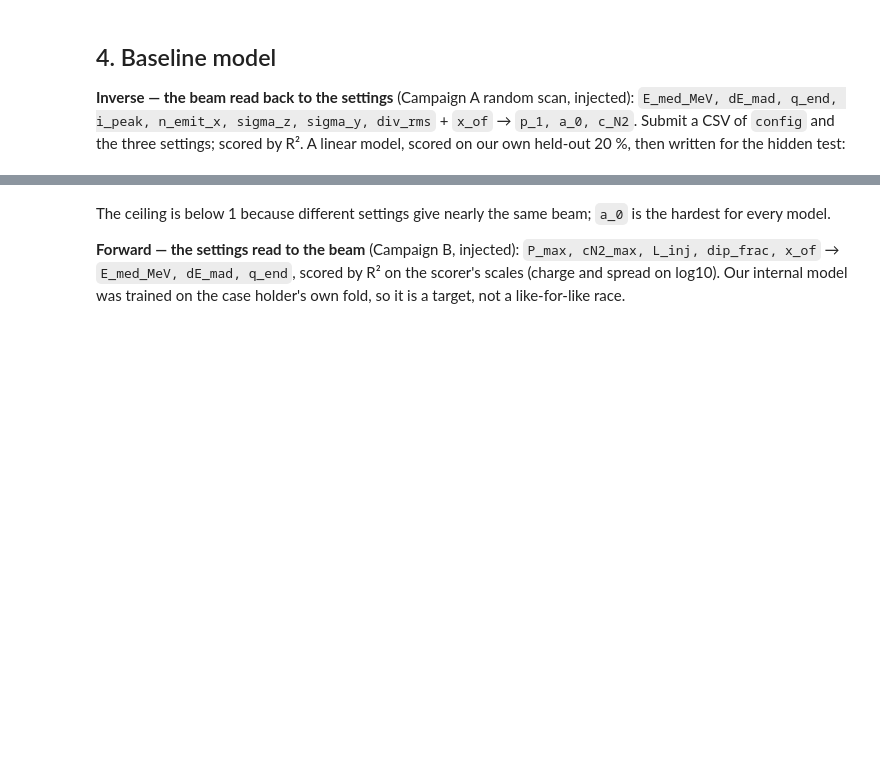
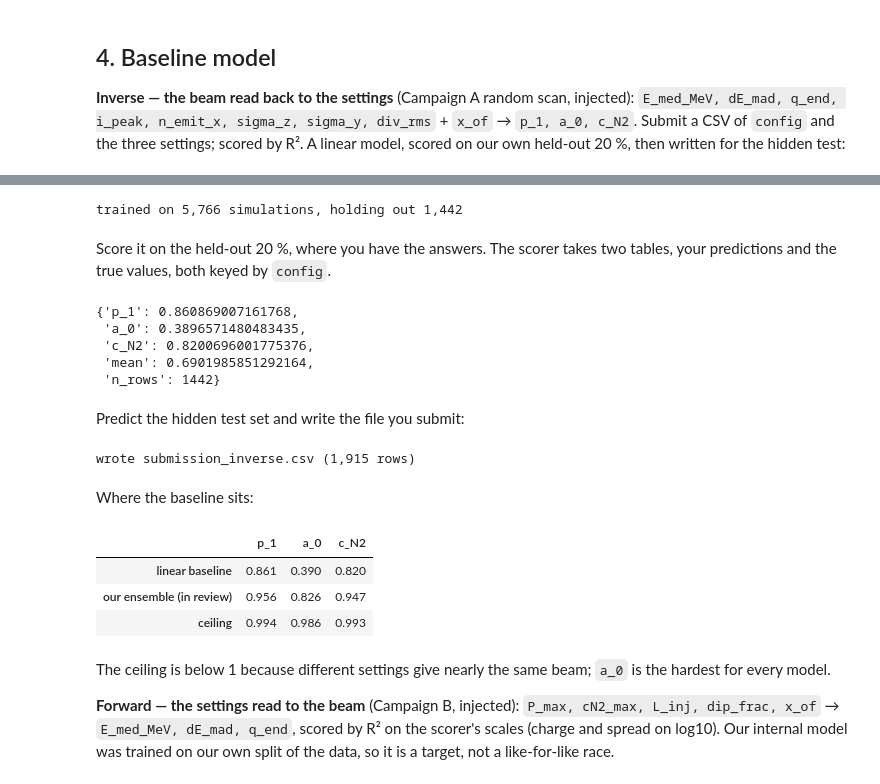
Before and after one commit to aghribi/artifact-hackathon-2026, a Jupyter notebook: challenges/surrogate-models/kickoff_notebook.ipynb, the cells around one changed output, grey strips where cells are left out. Cells and saved outputs as stored; diff of their text form; code cells hidden in the pictures; blank space fills up the shorter version.

```diff
--- a/challenges/surrogate-models/kickoff_notebook.ipynb
+++ b/challenges/surrogate-models/kickoff_notebook.ipynb
@@ -200,8 +199,64 @@ pd.DataFrame({"linear baseline": {t: yours[t] for t in TARGETS},
+# %%
+inj_a = A[(A.scan == "random") & A.injected].dropna(subset=FEATURES + TARGETS)
+train, test = train_test_split(inj_a, test_size=0.2, random_state=0)
+model = make_pipeline(StandardScaler(), LinearRegression())
+model.fit(inputs_with_logs(train), train[TARGETS])
+
+# a linear model can leave the range it was trained on (a negative c_N2, say): keep it inside
+TRAIN_MIN = train[TARGETS].min().to_numpy()
+TRAIN_MAX = train[TARGETS].max().to_numpy()
+
+
+def predict_clipped(frame):
+    return np.clip(model.predict(inputs_with_logs(frame)), TRAIN_MIN, TRAIN_MAX)
+
+
+print(f"trained on {len(train):,} simulations, holding out {len(test):,}")
+# %% [output]
+trained on 5,766 simulations, holding out 1,442
+# %% [markdown]
+Score it on the held-out 20 %, where you have the answers. The scorer takes two tables,
+your predictions and the true values, both keyed by `config`.
+# %%
+holdout_pred_inverse = pd.DataFrame(predict_clipped(test), columns=TARGETS)
+holdout_pred_inverse.insert(0, "config", test.config.to_numpy())
+holdout_truth_inverse = test[["config"] + TARGETS]
+holdout_scores_inverse = score_submission(holdout_pred_inverse, holdout_truth_inverse)
+holdout_scores_inverse
+# %% [output]
+{'p_1': 0.860869007161768,
+ 'a_0': 0.3896571480483435,
+ 'c_N2': 0.8200696001775376,
+ 'mean': 0.6901985851292164,
+ 'n_rows': 1442}
+# %% [markdown]
+Predict the hidden test set and write the file you submit:
+# %%
+test_inputs_inverse = pd.read_parquet(f"{PACK}/test_inverse.parquet")
+submission = pd.DataFrame(predict_clipped(test_inputs_inverse), columns=TARGETS)
+submission.insert(0, "config", test_inputs_inverse.config.to_numpy())
+submission.to_csv("submission_inverse.csv", index=False)
+print(f"wrote submission_inverse.csv ({len(submission):,} rows)")
+# %% [output]
+wrote submission_inverse.csv (1,915 rows)
+# %% [markdown]
+Where the baseline sits:
+# %%
+OUR_ENSEMBLE = {"p_1": 0.9563, "a_0": 0.8264, "c_N2": 0.9473}   # in review
+CEILING = {"p_1": 0.9940, "a_0": 0.9858, "c_N2": 0.9928}
+pd.DataFrame({"linear baseline": {t: holdout_scores_inverse[t] for t in TARGETS},
+              "our ensemble (in review)": OUR_ENSEMBLE,
+              "ceiling": CEILING}).T.round(3)
+# %% [output]
+|  | p_1 | a_0 | c_N2 |
+| linear baseline | 0.861 | 0.390 | 0.820 |
+| our ensemble (in review) | 0.956 | 0.826 | 0.947 |
+| ceiling | 0.994 | 0.986 | 0.993 |
 # %% [markdown]
 The ceiling is below 1 because different settings give nearly the same beam; `a_0` is the
 hardest for every model.
 
 **Forward — the settings read to the beam** (Campaign B, injected):
 `P_max, cN2_max, L_inj, dip_frac, x_of` → `E_med_MeV, dE_mad, q_end`, scored by R² on the
-scorer's scales (charge and spread on log10). Our internal model was trained on the case
-holder's own fold, so it is a target, not a like-for-like race.
+scorer's scales (charge and spread on log10). Our internal model was trained on our own
+split of the data, so it is a target, not a like-for-like race.
```
Also changed, not shown: parts of 14 cells of this notebook, 8 other files.
